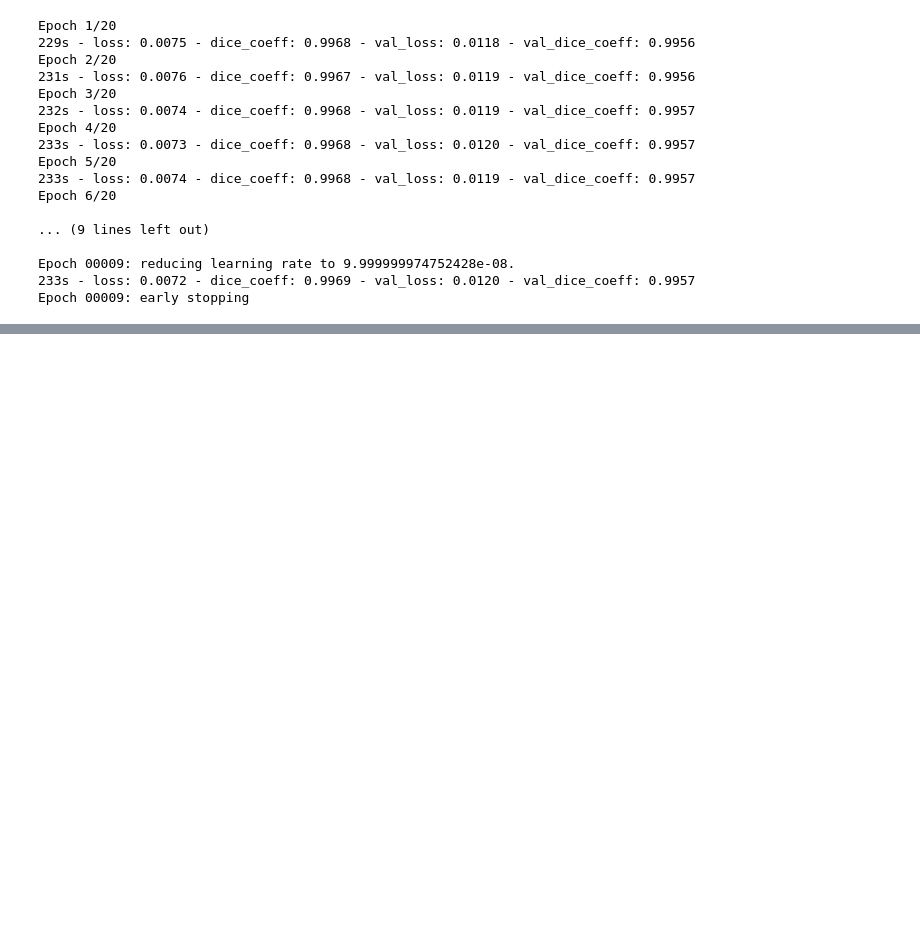
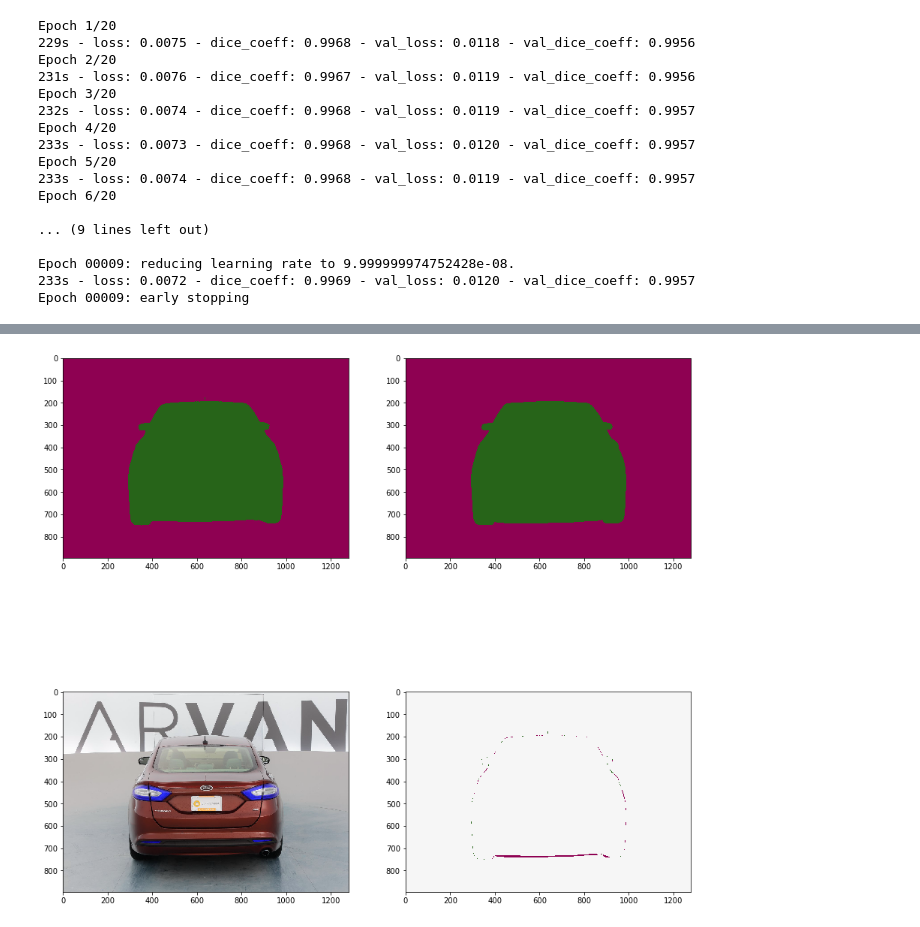
Before and after one commit to sainathadapa/kaggle-carvana-image-masking-challenge, a Jupyter notebook: 17-fullres-ang-09.ipynb, the cells around one changed output, grey strips where cells are left out. Drawn from its saved outputs; the diff is of its cells as text; code cells hidden in the pictures; blank space fills up the shorter version.

```diff
--- a/17-fullres-ang-09.ipynb
+++ b/17-fullres-ang-09.ipynb
@@ -1001,0 +1107,4 @@ ToDO
+# %%
+plot_diff(75);
+# %% [output]
+[figure, added]
```
Also changed, not shown: parts of 23 cells of this notebook.
